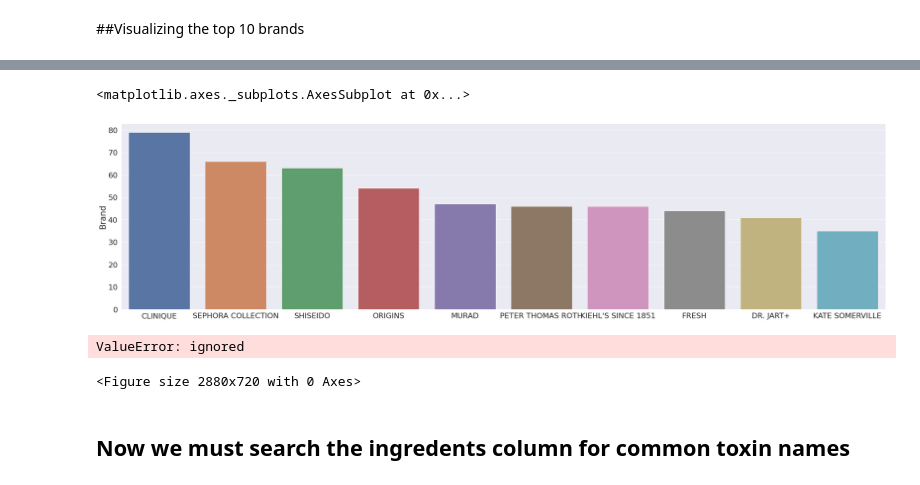
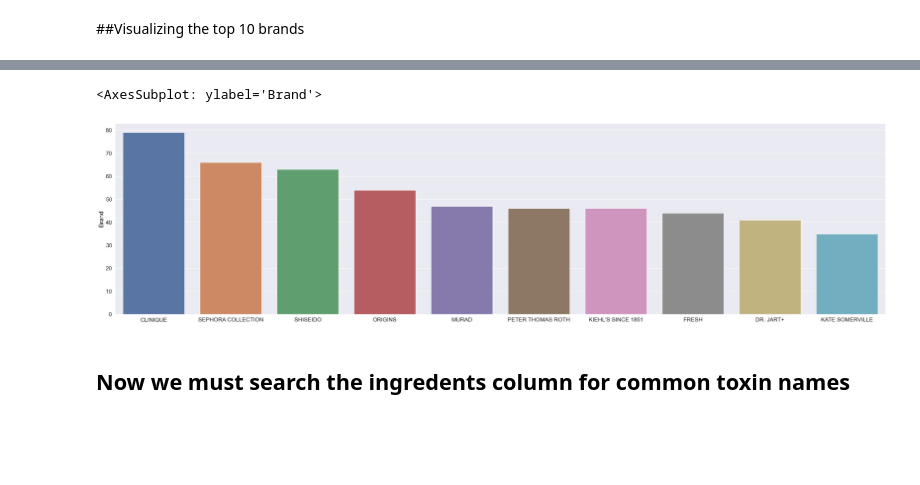
Before and after one commit to mahakanakala/toxins, a Jupyter notebook: toxins_in_beauty_products.ipynb, the cells around one changed output, grey strips where cells are left out. Drawn from its saved outputs; the diff is of its cells as text; code cells hidden in the pictures; blank space fills up the shorter version.

```diff
--- a/toxins_in_beauty_products.ipynb
+++ b/toxins_in_beauty_products.ipynb
@@ -155,29 +153,23 @@ df['Brand'].value_counts()[:20].plot(kind='barh')
 # %%
 #advantges of graphing in seaborn: ability to manipulate chart style, colors, and sizes
 #shows the top 10 brands that occur in this data set
 
 
 df['Brand'].value_counts()
 
 plt.figure(figsize=(40,10))
 sns.set_style("darkgrid")
-sns.set(font_scale=2)
+sns.set(font_scale=1.5)
+#sns.color_palette("crest", as_cmap=True)
+sns.
 
 sns.barplot(
     x=df['Brand'].value_counts()[:10].index,
-    y=df['Brand'].value_counts()[:10])
+    y=df['Brand'].value_counts()[:10],
+    data = df)
 # %% [output]
-<matplotlib.axes._subplots.AxesSubplot at 0x...>
+<AxesSubplot: ylabel='Brand'>
-[figure, old version]
+[figure, new version]
-# %%
-plt.figure(figsize=(40,10))
-sns.set_style("lightgrid")
-sns.set(font_scale = 1)
-
-sns.barplot
-# %% [output]
-ValueError: ignored
-<Figure size 2880x720 with 0 Axes>
 # %% [markdown]
 ## Now we must search the ingredents column for common toxin names
 # %% [markdown]
```
Also changed, not shown: parts of 6 cells of this notebook.
